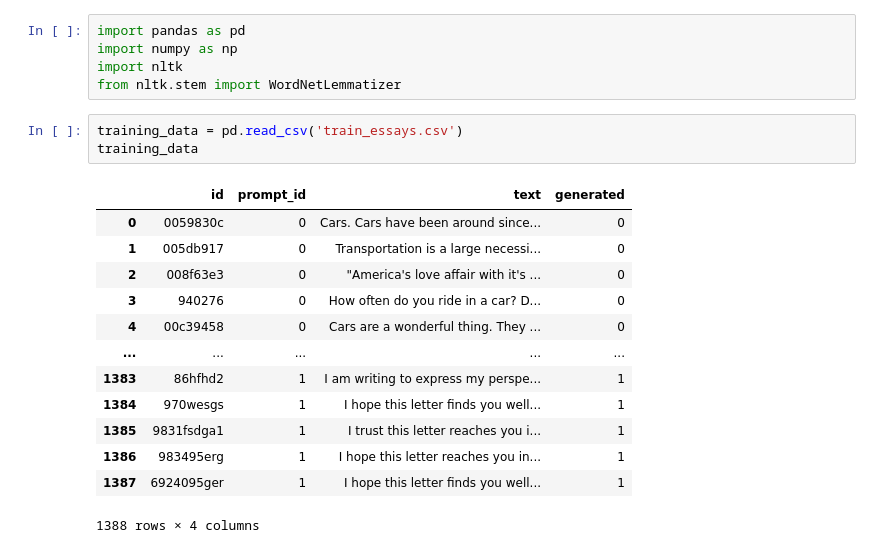
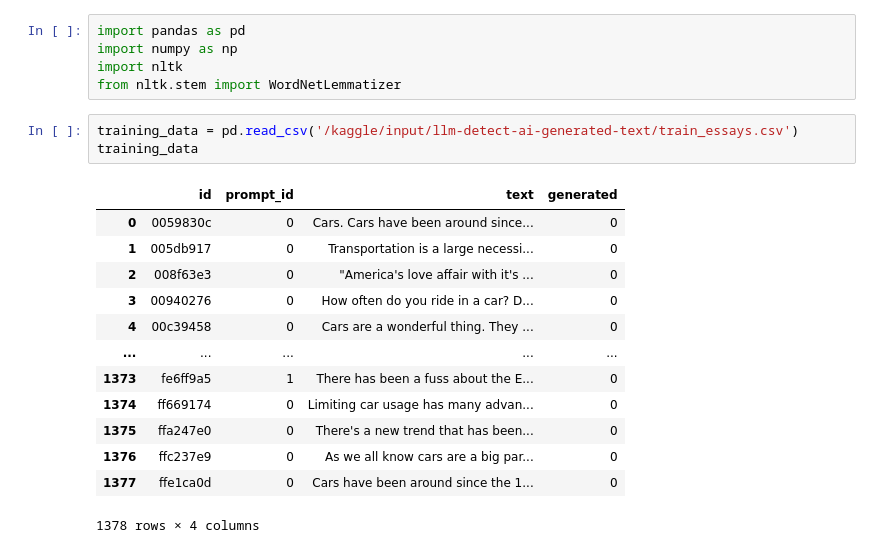
Before and after one commit to CGA21/Essay_Prediction, a Jupyter notebook: NaiveBayesClassifier.ipynb, the cells around one changed output. Drawn from its saved outputs; the diff is of its cells as text.

```diff
--- a/NaiveBayesClassifier.ipynb
+++ b/NaiveBayesClassifier.ipynb
@@ -8,20 +8,20 @@ import numpy as np
 import nltk
 from nltk.stem import WordNetLemmatizer
 # %%
-training_data = pd.read_csv('train_essays.csv')
+training_data = pd.read_csv('/kaggle/input/llm-detect-ai-generated-text/train_essays.csv')
 training_data
 # %% [output]
 |  | id | prompt_id | text | generated |
 | 0 | 0059830c | 0 | Cars. Cars have been around since... | 0 |
 | 1 | 005db917 | 0 | Transportation is a large necessi... | 0 |
 | 2 | 008f63e3 | 0 | "America's love affair with it's ... | 0 |
-| 3 | 940276 | 0 | How often do you ride in a car? D... | 0 |
+| 3 | 00940276 | 0 | How often do you ride in a car? D... | 0 |
 | 4 | 00c39458 | 0 | Cars are a wonderful thing. They ... | 0 |
 | ... | ... | ... | ... | ... |
-| 1383 | 86hfhd2 | 1 | I am writing to express my perspe... | 1 |
-| 1384 | 970wesgs | 1 | I hope this letter finds you well... | 1 |
-| 1385 | 9831fsdga1 | 1 | I trust this letter reaches you i... | 1 |
-| 1386 | 983495erg | 1 | I hope this letter reaches you in... | 1 |
-| 1387 | 6924095ger | 1 | I hope this letter finds you well... | 1 |
+| 1373 | fe6ff9a5 | 1 | There has been a fuss about the E... | 0 |
+| 1374 | ff669174 | 0 | Limiting car usage has many advan... | 0 |
+| 1375 | ffa247e0 | 0 | There's a new trend that has been... | 0 |
+| 1376 | ffc237e9 | 0 | As we all know cars are a big par... | 0 |
+| 1377 | ffe1ca0d | 0 | Cars have been around since the 1... | 0 |
-1388 rows × 4 columns
+1378 rows × 4 columns
 # %%
```
Also changed, not shown: parts of 10 cells of this notebook.
